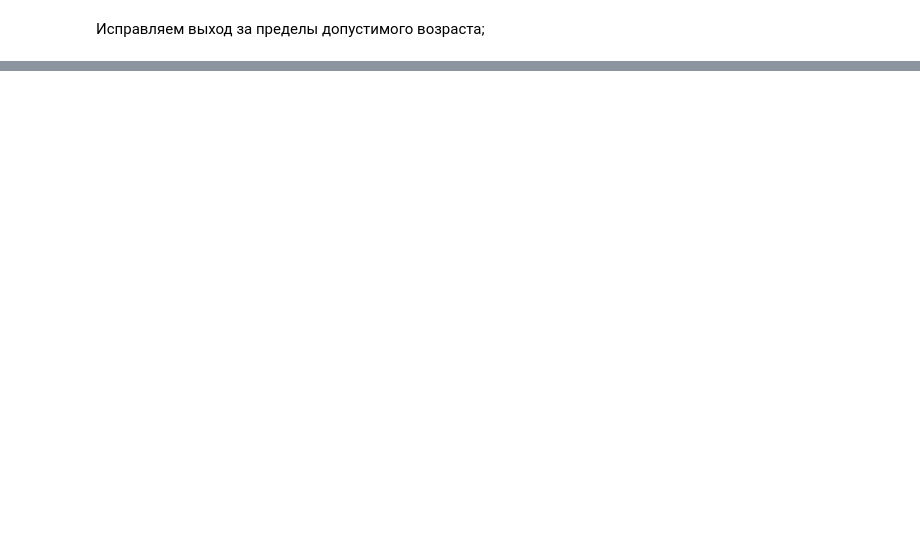
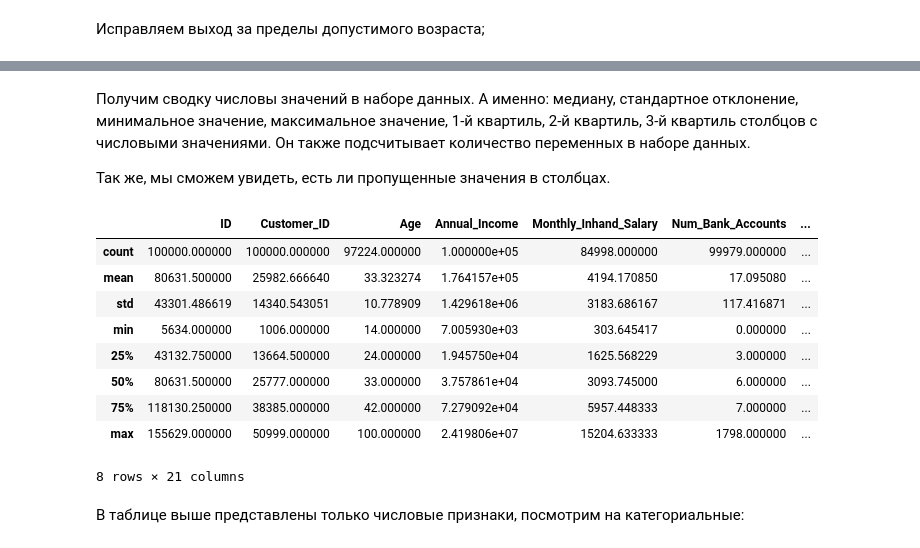
Before and after one commit to Zhurilovaa/Machine_Learning_Mag, a Jupyter notebook: homework/homework_7oct.ipynb, the cells around one changed output, grey strips where cells are left out. Drawn from its saved outputs; the diff is of its cells as text; code cells hidden in the pictures; blank space fills up the shorter version.

```diff
--- a/homework/homework_7oct.ipynb
+++ b/homework/homework_7oct.ipynb
@@ -442,0 +705,6 @@ Name: Changed_Credit_Limit, Length: 100000, dtype: float64
+# %%
+#Превратим Payment_of_Min_Amount в 1, если "Yes", в 0 если "No"
+if type(credit_data["Payment_of_Min_Amount"].iloc[0]) == str:
+    credit_data["Payment_of_Min_Amount"] = credit_data["Payment_of_Min_Amount"].apply(lambda x: 1 if x == "Yes" else (0 if x == "No" else None))
+
+credit_data["Payment_of_Min_Amount"]
@@ -442,0 +769,11 @@ Name: Changed_Credit_Limit, Length: 100000, dtype: float64
+# %%
+# исключим неверные значения
+def PB(row):
+    if(row.Payment_Behaviour == '!@9#%8'):
+        return None
+    else:
+        return row.Payment_Behaviour
+
+credit_data["Payment_Behaviour"] = credit_data.apply(PB,axis=1)
+credit_data["Payment_Behaviour"] = credit_data["Payment_Behaviour"].astype("category")
+credit_data["Payment_Behaviour"]
@@ -462,0 +885,19 @@ dtype: object
+# %% [markdown]
+Получим сводку числовы значений в наборе данных. А именно: медиану, стандартное отклонение, минимальное значение, максимальное значение, 1-й квартиль, 2-й квартиль, 3-й квартиль столбцов с числовыми значениями. Он также подсчитывает количество переменных в наборе данных.
+
+Так же, мы сможем увидеть, есть ли пропущенные значения в столбцах.
+# %%
+credit_data.describe()
+# %% [output]
+|  | ID | Customer_ID | Age | Annual_Income | Monthly_Inhand_Salary | Num_Bank_Accounts | ... |
+| count | 100000.000000 | 100000.000000 | 97224.000000 | 1.000000e+05 | 84998.000000 | 99979.000000 | ... |
+| mean | 80631.500000 | 25982.666640 | 33.323274 | 1.764157e+05 | 4194.170850 | 17.095080 | ... |
+| std | 43301.486619 | 14340.543051 | 10.778909 | 1.429618e+06 | 3183.686167 | 117.416871 | ... |
+| min | 5634.000000 | 1006.000000 | 14.000000 | 7.005930e+03 | 303.645417 | 0.000000 | ... |
+| 25% | 43132.750000 | 13664.500000 | 24.000000 | 1.945750e+04 | 1625.568229 | 3.000000 | ... |
+| 50% | 80631.500000 | 25777.000000 | 33.000000 | 3.757861e+04 | 3093.745000 | 6.000000 | ... |
+| 75% | 118130.250000 | 38385.000000 | 42.000000 | 7.279092e+04 | 5957.448333 | 7.000000 | ... |
+| max | 155629.000000 | 50999.000000 | 100.000000 | 2.419806e+07 | 15204.633333 | 1798.000000 | ... |
+8 rows × 21 columns
+# %% [markdown]
+В таблице выше представлены только числовые признаки, посмотрим на категориальные:
```
Also changed, not shown: parts of 177 cells of this notebook.
